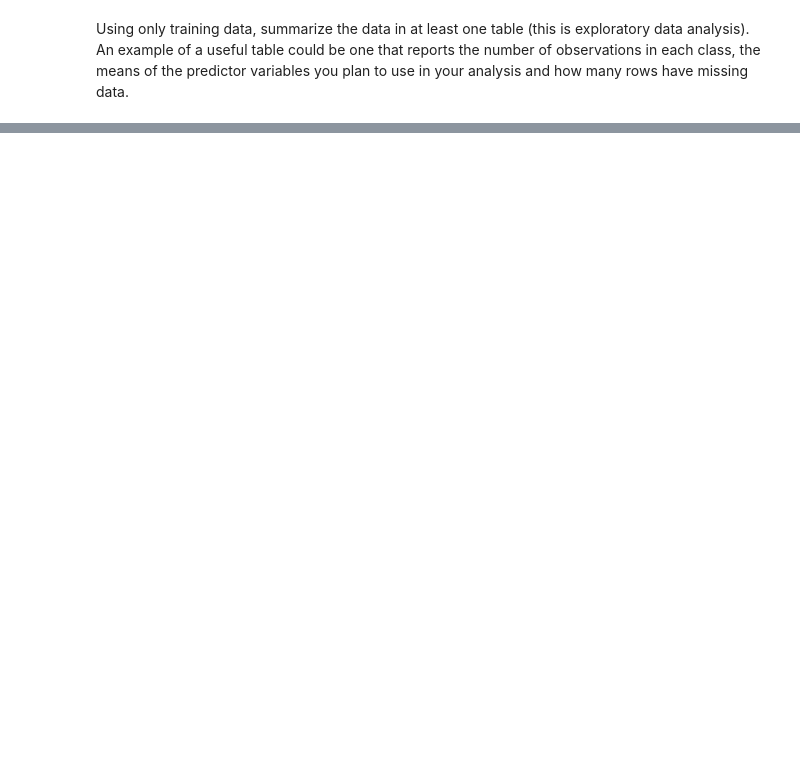
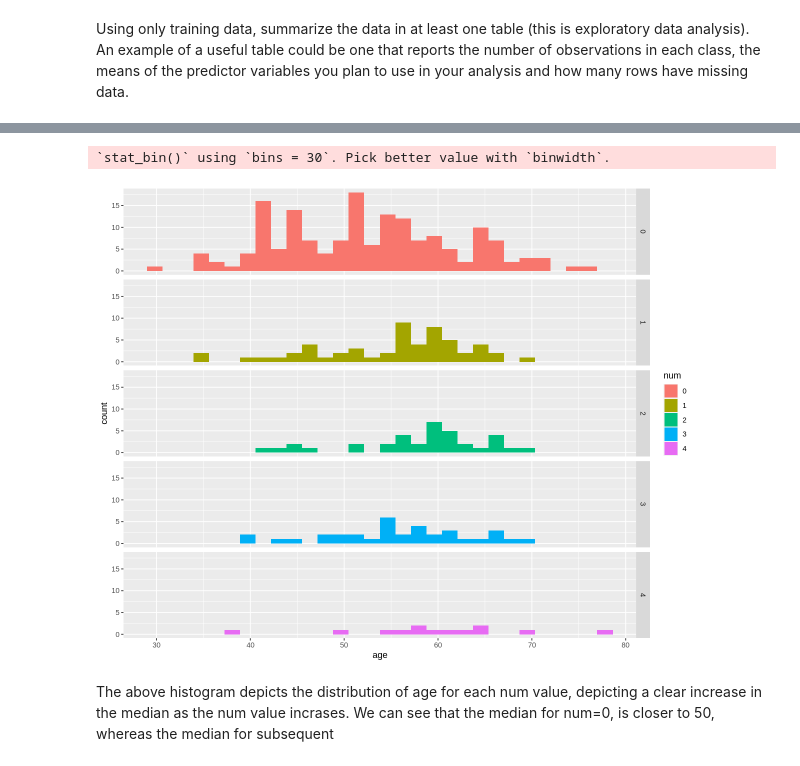
Before and after one commit to Dedoria/project_006_19, a Jupyter notebook: project_proposal.ipynb, the cells around one changed output, grey strips where cells are left out. Drawn from its saved outputs; the diff is of its cells as text; code cells hidden in the pictures; blank space fills up the shorter version.

Commit message:
Added a histogram for the distribution of the age predictor

```diff
--- a/project_proposal.ipynb
+++ b/project_proposal.ipynb
@@ -82,0 +83,13 @@ A tibble: 1 × 14
+# %%
+options(repr.plot.width = 10, repr.plot.height = 8)
+
+age_hist <- ggplot(heart_data, aes(x = age, fill = num)) +
+    geom_histogram(position = "identity") +
+    facet_grid(rows = vars(num))
+
+age_hist
+# %% [output]
+`stat_bin()` using `bins = 30`. Pick better value with `binwidth`.
+[figure, added]
+# %% [markdown]
+The above histogram depicts the distribution of age for each num value, depicting a clear increase in the median as the num value incrases. We can see that the median for num=0, is closer to 50, whereas the median for subsequent
```
Also changed, not shown: parts of 4 cells of this notebook.
